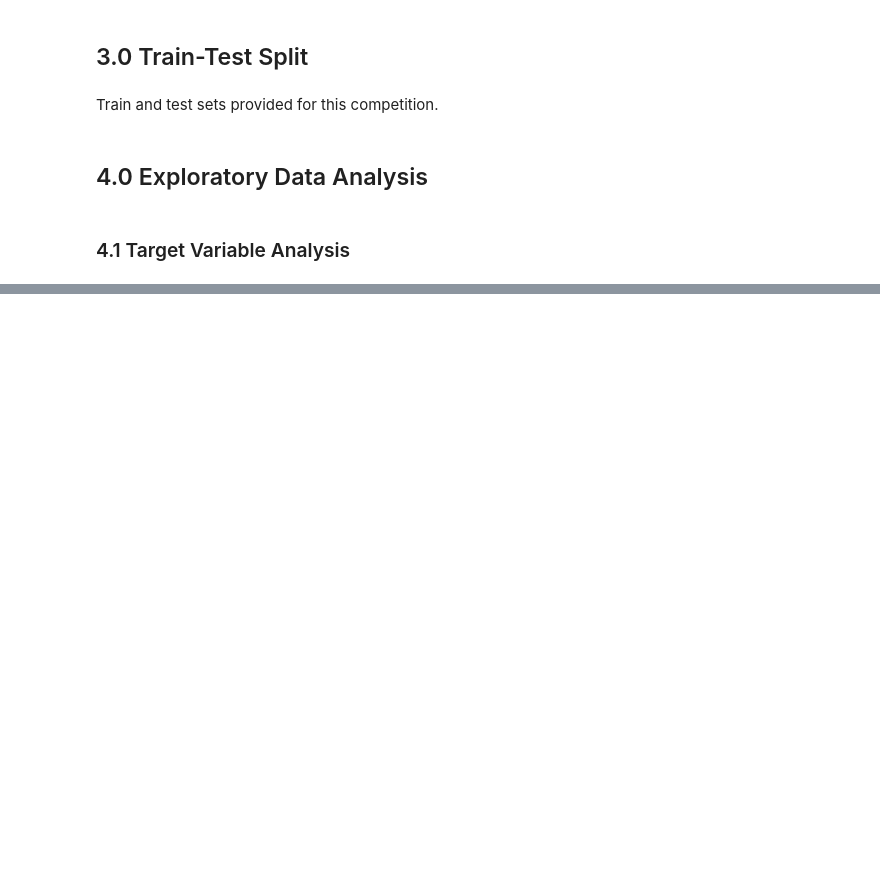
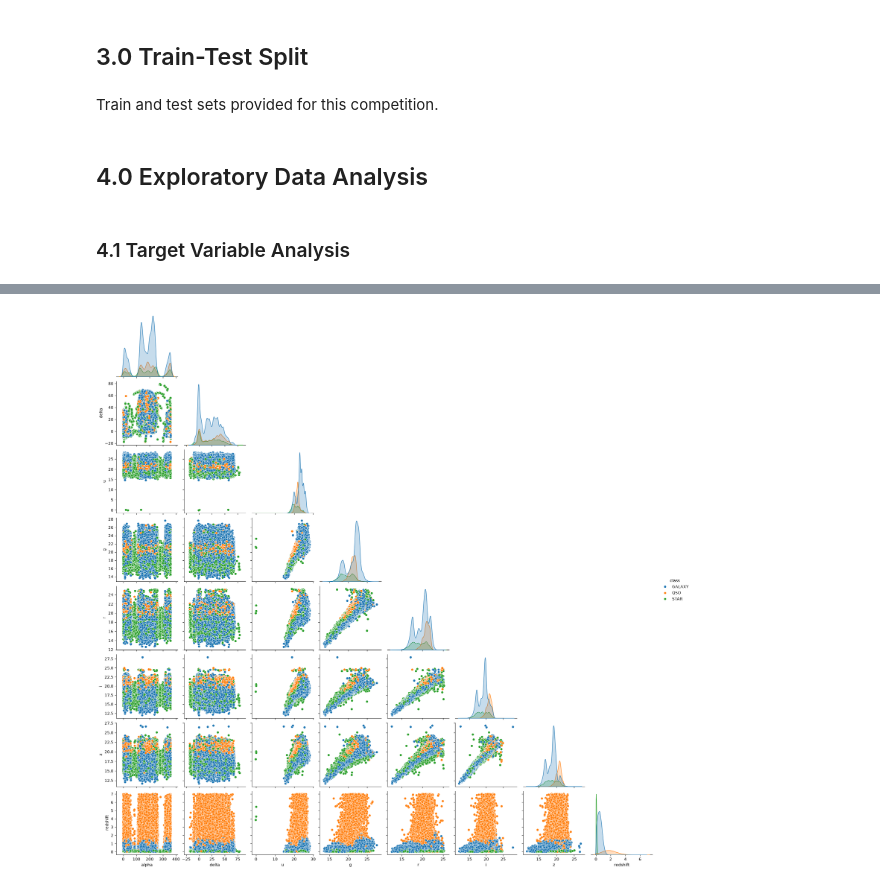
Before and after one commit to mrjohnsonsea/playground-series-s6e6, a Jupyter notebook: predicting_stellar_class.ipynb, the cells around one changed output, grey strips where cells are left out. Drawn from its saved outputs; the diff is of its cells as text; code cells hidden in the pictures; blank space fills up the shorter version.

```diff
--- a/predicting_stellar_class.ipynb
+++ b/predicting_stellar_class.ipynb
@@ -164,0 +210,6 @@ y_train = train['class']
+# %%
+# Visualize using pairplot and add hue on class
+sns.pairplot(data = train, hue = 'class', corner = True)
+plt.show()
+# %% [output]
+[figure, added]
```
Also changed, not shown: parts of 35 cells of this notebook, 4 other files.
